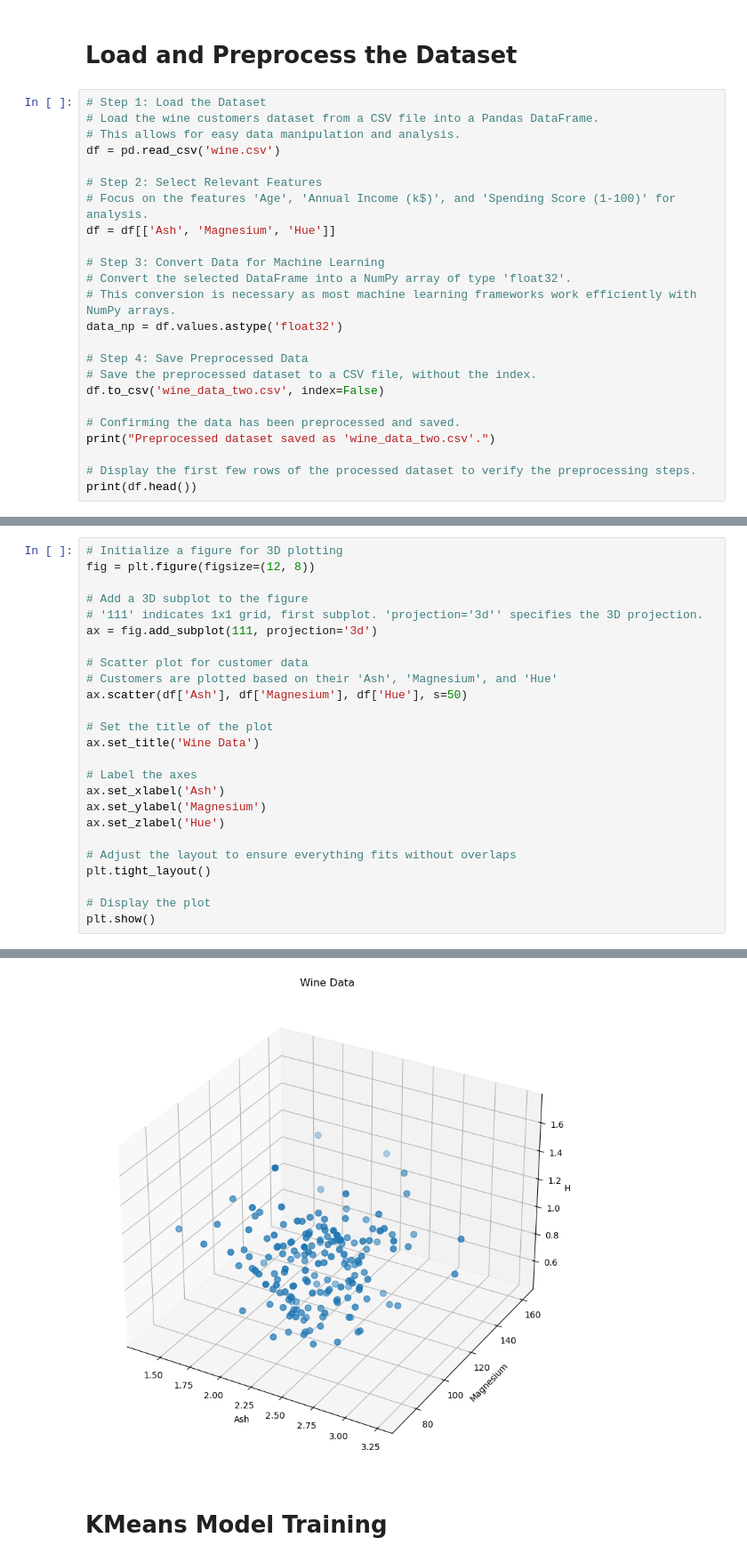
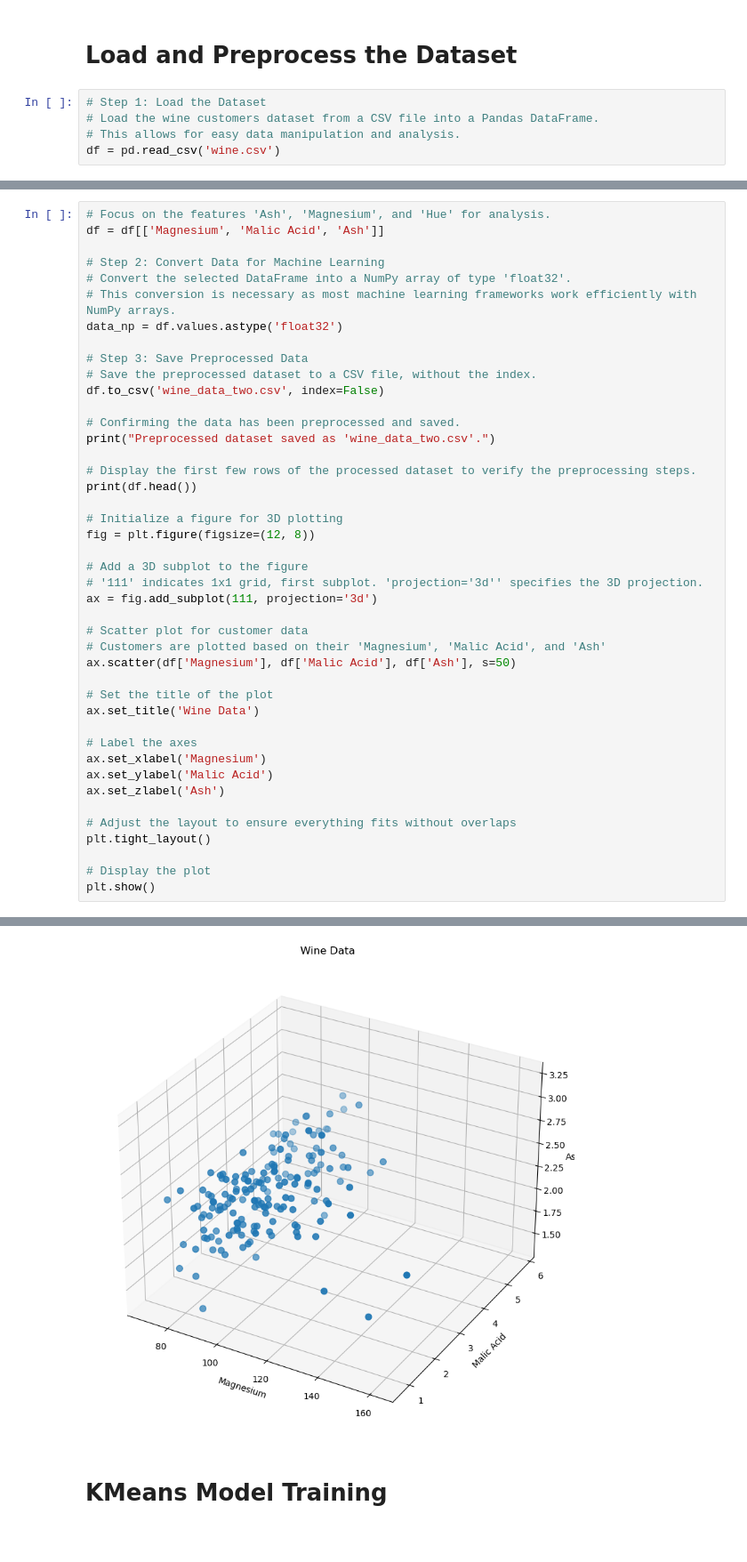
Before and after one commit to EMedina456/COMM493-Unsupervised-Learning, a Jupyter notebook: wine_classification.ipynb, the cells around one changed output, grey strips where cells are left out. Shown: that part at 89% size. Drawn from its saved outputs; the diff is of its cells as text.

```diff
--- a/wine_classification.ipynb
+++ b/wine_classification.ipynb
@@ -93,22 +88,3 @@ AWS Region: us-east-1
 # Load the wine customers dataset from a CSV file into a Pandas DataFrame.
 # This allows for easy data manipulation and analysis.
 df = pd.read_csv('wine.csv')
-
-# Step 2: Select Relevant Features
-# Focus on the features 'Age', 'Annual Income (k$)', and 'Spending Score (1-100)' for analysis.
-df = df[['Ash', 'Magnesium', 'Hue']]
-
-# Step 3: Convert Data for Machine Learning
-# Convert the selected DataFrame into a NumPy array of type 'float32'.
-# This conversion is necessary as most machine learning frameworks work efficiently with NumPy arrays.
-data_np = df.values.astype('float32')
-
-# Step 4: Save Preprocessed Data
-# Save the preprocessed dataset to a CSV file, without the index.
-df.to_csv('wine_data_two.csv', index=False)
-
-# Confirming the data has been preprocessed and saved.
-print("Preprocessed dataset saved as 'wine_data_two.csv'.")
-
-# Display the first few rows of the processed dataset to verify the preprocessing steps.
-print(df.head())
@@ -125,4 +155,22 @@ Preprocessed dataset saved as 'wine_data_two.csv'.
 # %%
+# Focus on the features 'Ash', 'Magnesium', and 'Hue' for analysis.
+df = df[['Magnesium', 'Malic Acid', 'Ash']]
+
+# Step 2: Convert Data for Machine Learning
+# Convert the selected DataFrame into a NumPy array of type 'float32'.
+# This conversion is necessary as most machine learning frameworks work efficiently with NumPy arrays.
+data_np = df.values.astype('float32')
+
+# Step 3: Save Preprocessed Data
+# Save the preprocessed dataset to a CSV file, without the index.
+df.to_csv('wine_data_two.csv', index=False)
+
+# Confirming the data has been preprocessed and saved.
+print("Preprocessed dataset saved as 'wine_data_two.csv'.")
+
+# Display the first few rows of the processed dataset to verify the preprocessing steps.
+print(df.head())
+
 # Initialize a figure for 3D plotting
 fig = plt.figure(figsize=(12, 8))
 
@@ -131,16 +179,16 @@ fig = plt.figure(figsize=(12, 8))
 ax = fig.add_subplot(111, projection='3d')
 
 # Scatter plot for customer data
-# Customers are plotted based on their 'Ash', 'Magnesium', and 'Hue'
-ax.scatter(df['Ash'], df['Magnesium'], df['Hue'], s=50)
+# Customers are plotted based on their 'Magnesium', 'Malic Acid', and 'Ash'
+ax.scatter(df['Magnesium'], df['Malic Acid'], df['Ash'], s=50)
 
 # Set the title of the plot
 ax.set_title('Wine Data')
 
 # Label the axes
-ax.set_xlabel('Ash')
-ax.set_ylabel('Magnesium')
-ax.set_zlabel('Hue')
+ax.set_xlabel('Magnesium')
+ax.set_ylabel('Malic Acid')
+ax.set_zlabel('Ash')
 
 # Adjust the layout to ensure everything fits without overlaps
 plt.tight_layout()
@@ -151,4 +206,4 @@ plt.show()
-[figure, old version]
+[figure, new version]
 # %% [markdown]
 # KMeans Model Training
 # %%
```
Also changed, not shown: parts of 14 cells of this notebook.
